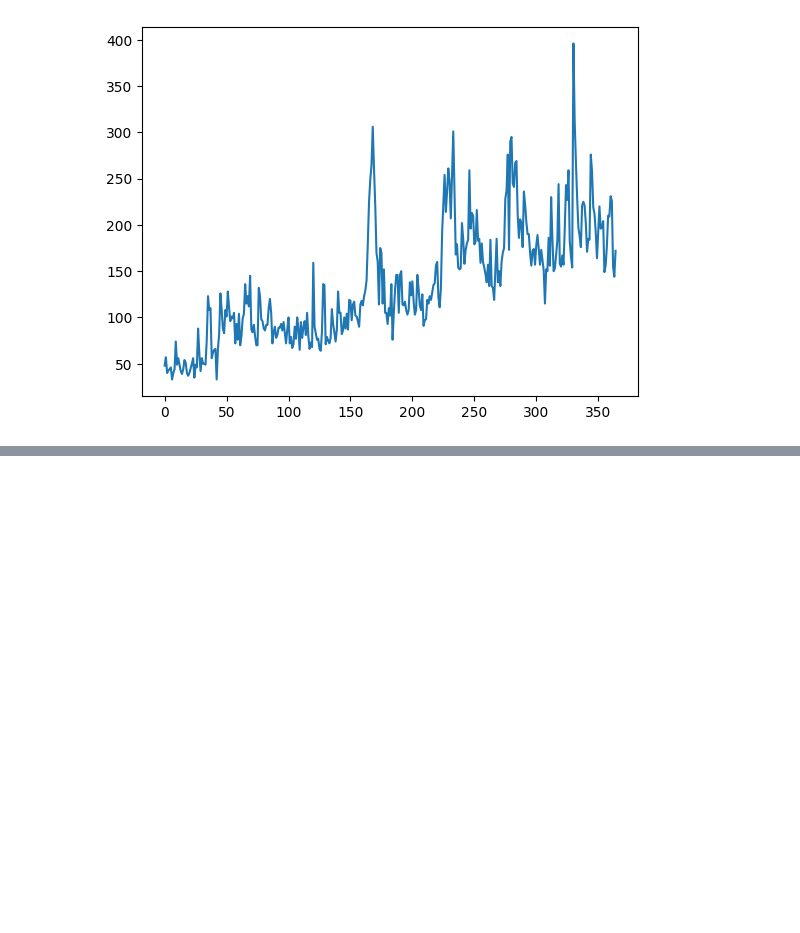
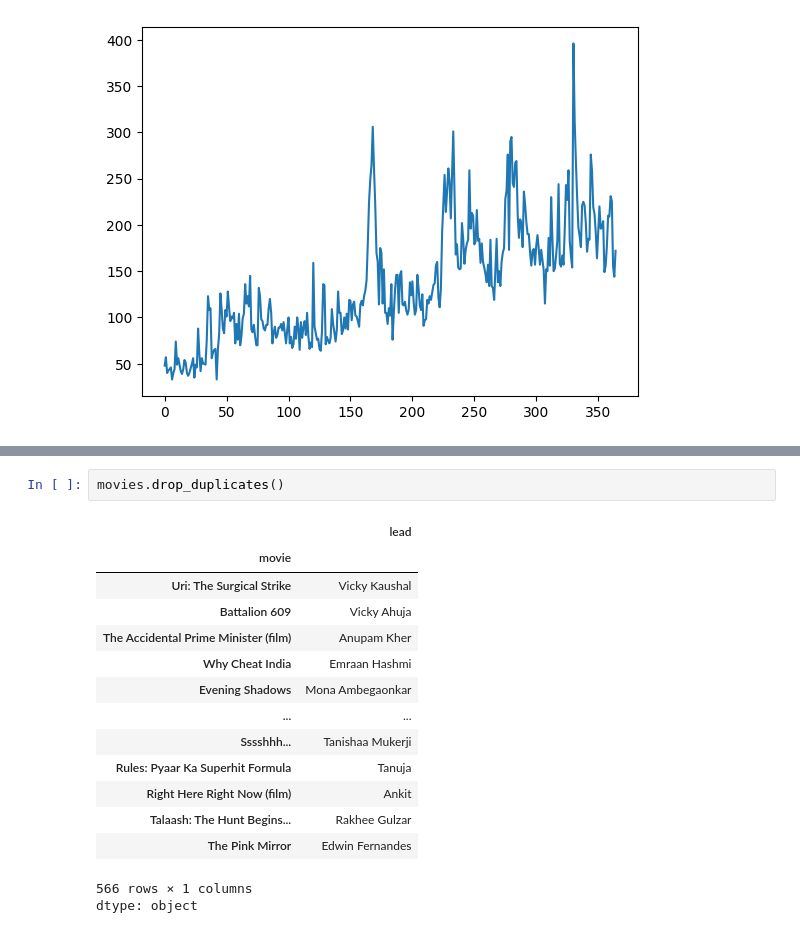
Before and after one commit to jyotirangu/DataScience, a Jupyter notebook: 12_Pandas/1_Pandas.ipynb, the cells around one changed output, grey strips where cells are left out. Saved outputs shown, nothing was run; the diff lists cells and outputs as text; blank space fills up the shorter version.

```diff
--- a/12_Pandas/1_Pandas.ipynb
+++ b/12_Pandas/1_Pandas.ipynb
@@ -1020,0 +1231,18 @@ movies.value_counts().head(20).plot(kind='pie')
+# %%
+movies.drop_duplicates()
+# %% [output]
+|  | lead |
+| movie |  |
+| Uri: The Surgical Strike | Vicky Kaushal |
+| Battalion 609 | Vicky Ahuja |
+| The Accidental Prime Minister (film) | Anupam Kher |
+| Why Cheat India | Emraan Hashmi |
+| Evening Shadows | Mona Ambegaonkar |
+| ... | ... |
+| Sssshhh... | Tanishaa Mukerji |
+| Rules: Pyaar Ka Superhit Formula | Tanuja |
+| Right Here Right Now (film) | Ankit |
+| Talaash: The Hunt Begins... | Rakhee Gulzar |
+| The Pink Mirror | Edwin Fernandes |
+566 rows × 1 columns
+dtype: object
```
Also changed, not shown: parts of 57 cells of this notebook.
